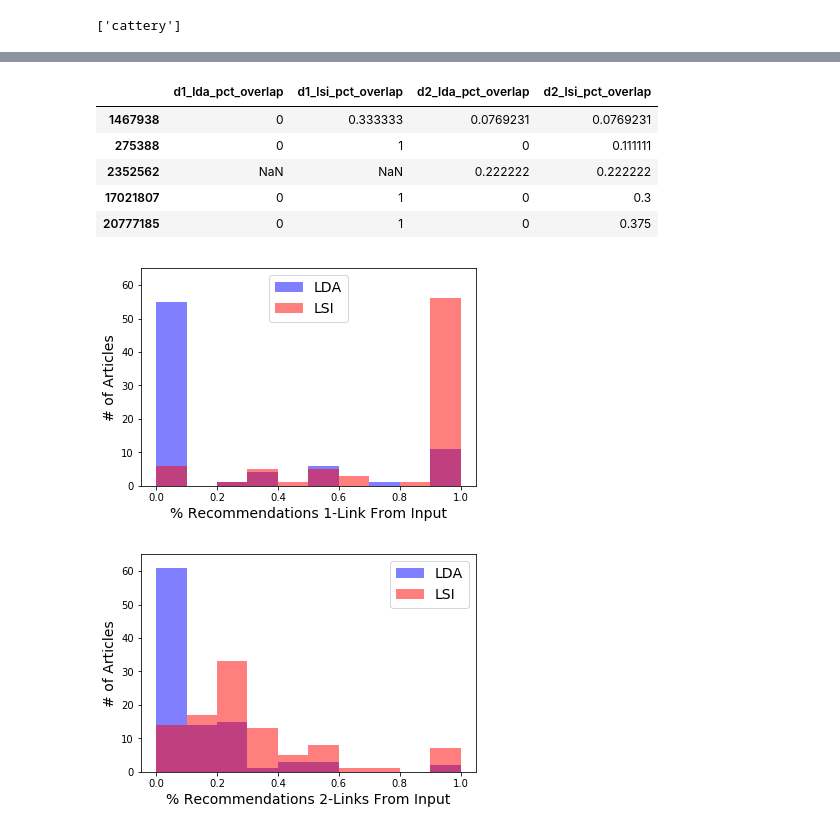
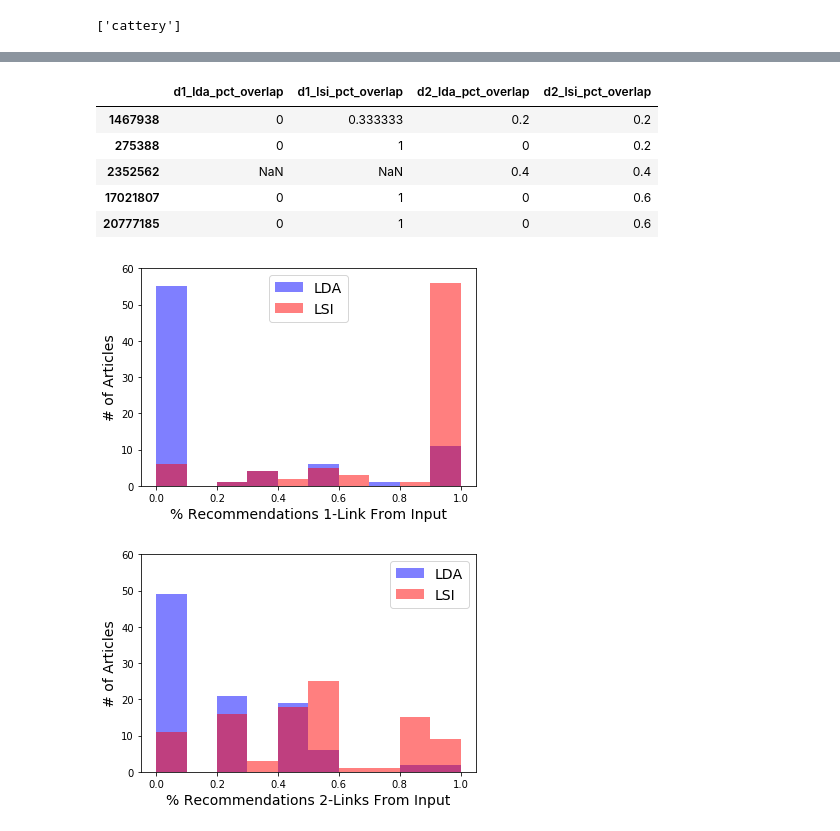
Before and after one commit to hannahlb/CDIPS_Content_Rec, a Jupyter notebook: katie/evaluate_semantic_models.ipynb, the cells around one changed output, grey strips where cells are left out. Cells and saved outputs as stored; diff of their text form; code cells hidden in the pictures.

Commit message:
update analyze link-dist of model recs

```diff
--- a/katie/evaluate_semantic_models.ipynb
+++ b/katie/evaluate_semantic_models.ipynb
@@ -151,0 +182,9 @@ test_dict = get_overlap_of_results_and_links(test_ind)
+# %%
+results_n_df = pd.DataFrame(index=lsi_df.index, columns=['d1', 'd2', 'd1_lda_overlap', 'd1_lsi_overlap',\
+                                                   'd2_lda_overlap', 'd2_lsi_overlap'])
+for wiki_id in lda_df.index:
+    results_dict = get_n_overlap_of_results_and_links(wiki_id)
+    for key in results_dict.keys():
+        results_n_df.loc[wiki_id, key] = results_dict[key]
+
+results_n_df.head()
@@ -152,36 +218,36 @@ test_dict = get_overlap_of_results_and_links(test_ind)
 # %%
-results_df = pd.DataFrame(index=lsi_df.index, columns=['d1_lda_pct_overlap', 'd1_lsi_pct_overlap',\
+results_pct_df = pd.DataFrame(index=lsi_df.index, columns=['d1_lda_pct_overlap', 'd1_lsi_pct_overlap',\
                                                    'd2_lda_pct_overlap', 'd2_lsi_pct_overlap'])
 for wiki_id in lda_df.index:
-    results_dict = get_overlap_of_results_and_links(wiki_id)
+    results_dict = get_percent_overlap_of_results_and_links(wiki_id)
     for key in results_dict.keys():
-        results_df.loc[wiki_id, key] = results_dict[key]
+        results_pct_df.loc[wiki_id, key] = results_dict[key]
 
-results_df.head()
+results_pct_df.head()
 # %% [output]
 |  | d1_lda_pct_overlap | d1_lsi_pct_overlap | d2_lda_pct_overlap | d2_lsi_pct_overlap |
-| 1467938 | 0 | 0.333333 | 0.0769231 | 0.0769231 |
-| 275388 | 0 | 1 | 0 | 0.111111 |
-| 2352562 | NaN | NaN | 0.222222 | 0.222222 |
-| 17021807 | 0 | 1 | 0 | 0.3 |
-| 20777185 | 0 | 1 | 0 | 0.375 |
+| 1467938 | 0 | 0.333333 | 0.2 | 0.2 |
+| 275388 | 0 | 1 | 0 | 0.2 |
+| 2352562 | NaN | NaN | 0.4 | 0.4 |
+| 17021807 | 0 | 1 | 0 | 0.6 |
+| 20777185 | 0 | 1 | 0 | 0.6 |
 # %%
-plt.hist(results_df['d1_lda_pct_overlap'].dropna(), color='b', alpha=0.5, label='LDA');
-plt.hist(results_df['d1_lsi_pct_overlap'].dropna(), color='r', alpha=0.5, label='LSI');
-plt.ylim(0,65)
+plt.hist(results_pct_df['d1_lda_pct_overlap'].dropna(), color='b', alpha=0.5, label='LDA');
+plt.hist(results_pct_df['d1_lsi_pct_overlap'].dropna(), color='r', alpha=0.5, label='LSI');
+plt.ylim(0,60)
 plt.xlabel('% Recommendations 1-Link From Input', fontsize=14)
 plt.ylabel('# of Articles', fontsize=14)
 plt.legend(fontsize=14)
-plt.savefig('../figures/pct_recs_1-link_front_title.png')
+#plt.savefig('../figures/pct_recs_1-link_from_title.png')
 # %% [output]
-[figure, old version]
+[figure, new version]
 # %%
-plt.hist(results_df['d2_lda_pct_overlap'].dropna(), color='b', alpha=0.5, label='LDA');
-plt.hist(results_df['d2_lsi_pct_overlap'].dropna(), color='r', alpha=0.5, label='LSI');
-plt.ylim(0,65)
+plt.hist(results_pct_df['d2_lda_pct_overlap'].dropna(), color='b', alpha=0.5, label='LDA');
+plt.hist(results_pct_df['d2_lsi_pct_overlap'].dropna(), color='r', alpha=0.5, label='LSI');
+plt.ylim(0,60)
 plt.xlabel('% Recommendations 2-Links From Input', fontsize=14)
 plt.ylabel('# of Articles', fontsize=14)
 plt.legend(fontsize=14)
-plt.savefig('../figures/pct_recs_2-links_front_title.png')
+#plt.savefig('../figures/pct_recs_2-links_from_title.png')
 # %% [output]
-[figure, old version]
+[figure, new version]
```
Also changed, not shown: parts of 7 cells of this notebook, 6 other files.
